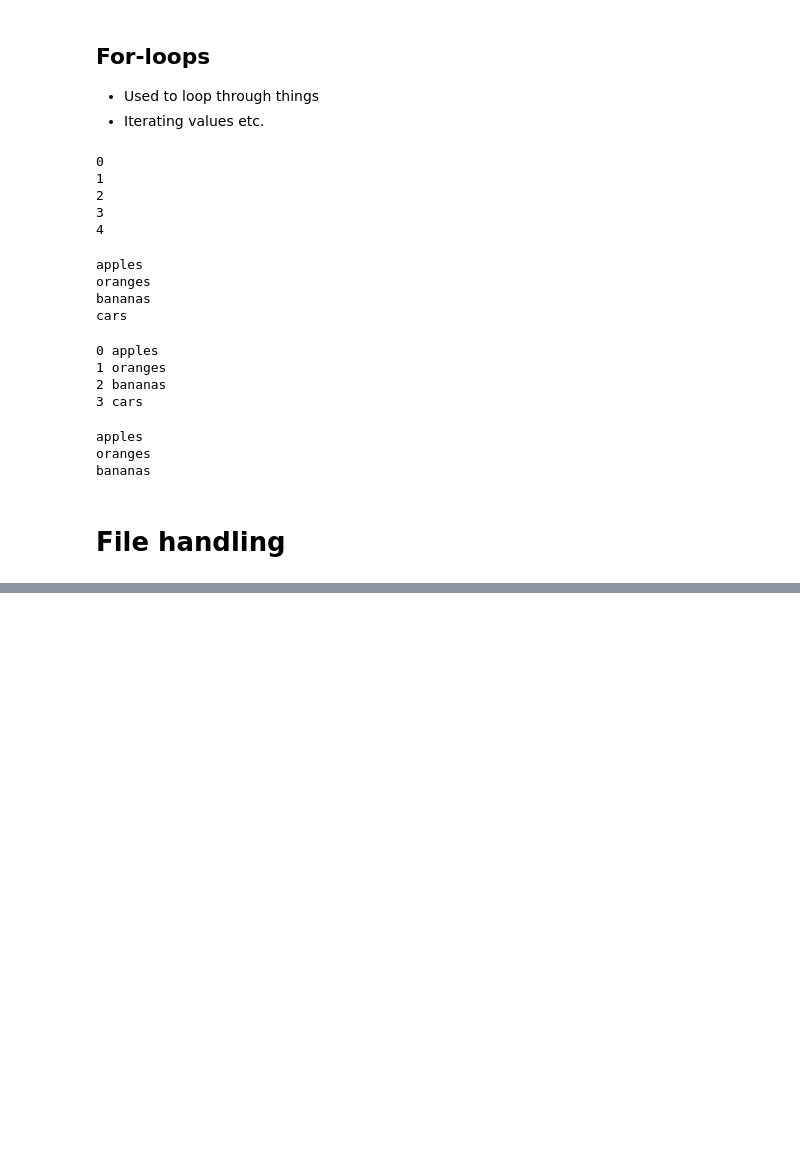
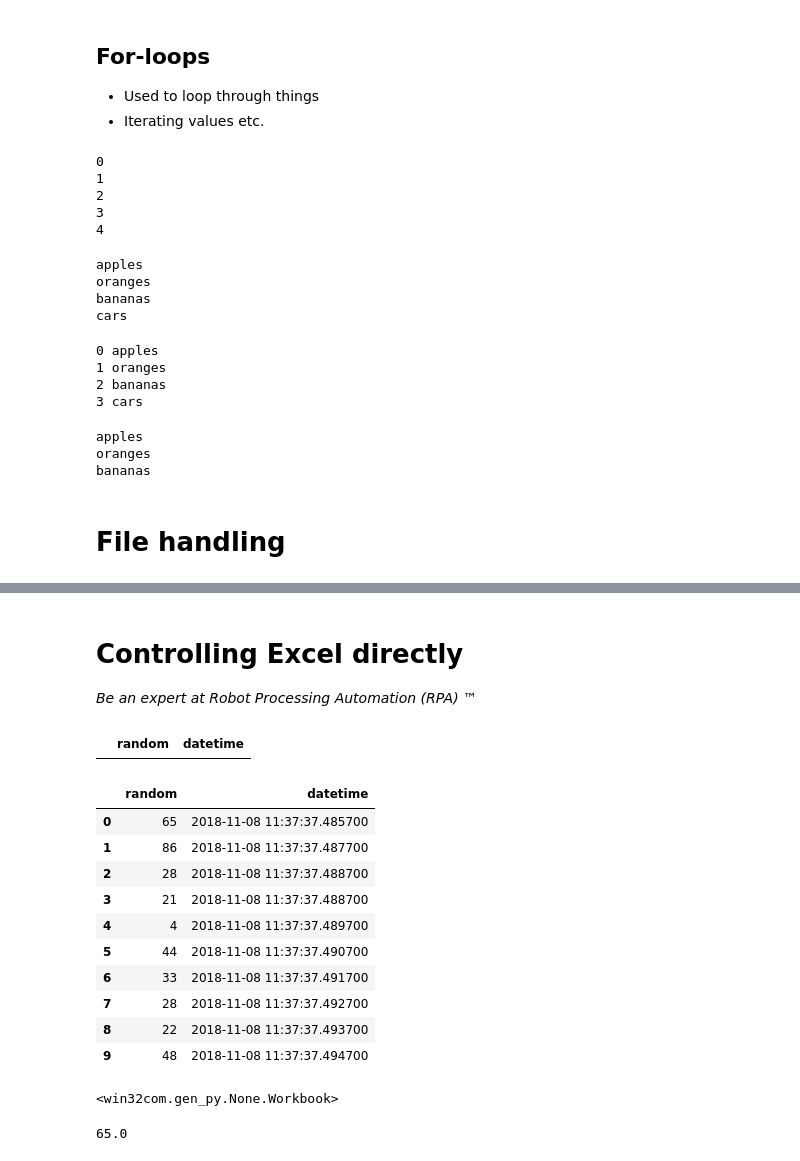
Before and after one commit to holwech/PythonLearning, a Jupyter notebook: 2.2 Python basics.ipynb, the cells around one changed output, grey strips where cells are left out. Drawn from its saved outputs; the diff is of its cells as text; code cells hidden in the pictures; blank space fills up the shorter version.

```diff
--- a/2.2 Python basics.ipynb
+++ b/2.2 Python basics.ipynb
@@ -153,0 +235,3 @@ file
+# %% [markdown]
+# Controlling Excel directly
+*Be an expert at Robot Processing Automation (RPA) ™*
@@ -153,0 +244,21 @@ file
+# %%
+df = pd.DataFrame(columns=['random', 'datetime'])
+df
+# %% [output]
+|  | random | datetime |
+# %%
+for i in range(0,10):
+    df = df.append({'random': randint(0,100), 'datetime': datetime.now()}, ignore_index=True)
+df
+# %% [output]
+|  | random | datetime |
+| 0 | 65 | 2018-11-08 11:37:37.485700 |
+| 1 | 86 | 2018-11-08 11:37:37.487700 |
+| 2 | 28 | 2018-11-08 11:37:37.488700 |
+| 3 | 21 | 2018-11-08 11:37:37.488700 |
+| 4 | 4 | 2018-11-08 11:37:37.489700 |
+| 5 | 44 | 2018-11-08 11:37:37.490700 |
+| 6 | 33 | 2018-11-08 11:37:37.491700 |
+| 7 | 28 | 2018-11-08 11:37:37.492700 |
+| 8 | 22 | 2018-11-08 11:37:37.493700 |
+| 9 | 48 | 2018-11-08 11:37:37.494700 |
@@ -153,0 +267,10 @@ file
+# %%
+excel = win32.gencache.EnsureDispatch('Excel.Application')
+excel.Visible = True
+excel.Workbooks.Open(Path.cwd() / 'files/test.xlsx')
+# %% [output]
+<win32com.gen_py.None.Workbook>
+# %%
+excel.ActiveSheet.Cells(2, 2).Value
+# %% [output]
+65.0
```
Also changed, not shown: parts of 18 cells of this notebook, 4 other files.
